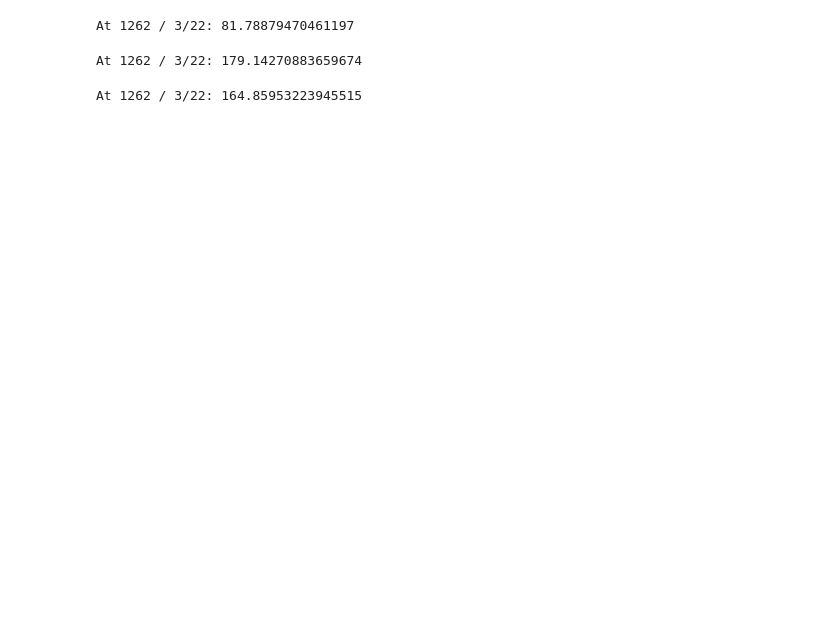
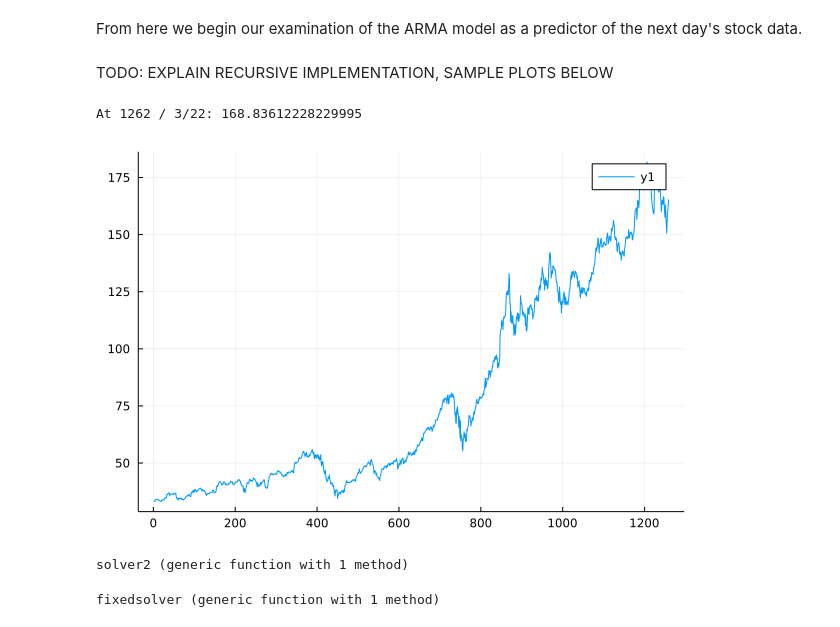
Before and after one commit to CharlieUlrich/Cot4501-Project, a Jupyter notebook: Stonks.ipynb, the cells around one changed output. Cells and saved outputs as stored; diff of their text form; code cells hidden in the pictures; blank space fills up the shorter version.

Commit message:
Add files via upload
This is with Devin Write up and Joe Graphs

```diff
--- a/Stonks.ipynb
+++ b/Stonks.ipynb
@@ -27,0 +3,10 @@ display(appl)
+# %%
+using CSV
+using DataFrames
+using Statistics
+using Plots
+amzn = DataFrame(CSV.File("data/Amazon.csv"))
+gold = DataFrame(CSV.File("data/Gold.csv"))
+oil = DataFrame(CSV.File("data/Oil.csv"))
+net = DataFrame(CSV.File("data/NFLX.csv"))
+aapl = DataFrame(CSV.File("data/aapl.csv"))
@@ -28,3 +33,7 @@ display(appl)
+# %% [markdown]
+From here we begin our examination of the ARMA model as a predictor of the next day's stock data.
+# %% [markdown]
+TODO: EXPLAIN RECURSIVE IMPLEMENTATION, SAMPLE PLOTS BELOW
 # %%
 ###Interpolate for day 31
 
@@ -34,18 +43,19 @@ display(appl)
 function solver1(info,back)
     prev = 0.0
     if(size(info)[1]!=1)
-        prev = solver(info[2:size(info)[1]],back+=1)
+        prev = solver1(info[2:size(info)[1]],back+=1)
     else
         return info[1]
     end
     return (exp(-back)*info[1,1])+(exp(-back)*info[1,1])+prev
 end
-println("At 1262 / 3/22: ", solver1(appl[1:1259,6],0)-35.355)
 # %% [output]
-At 1262 / 3/22: 81.78879470461197
+At 1262 / 3/22: 168.83612228229995
 # %%
 using Plots
-plot([1:1259],appl[:,6])
+plot([1:1259],aapl[:,6])
+# %% [output]
+[figure, added]
 # %%
 ###Interpolate for day 31
 
@@ -63,6 +73,5 @@ function solver2(info,back)
     end
     return (exp(-back)*info[size(info)[1],1])+(exp(-back)*(abs(prev-info[size(info)[1]-1,1])))+prev
 end
-println("At 1262 / 3/22: ", solver2(appl[1:1259,6],0))
 # %% [output]
-At 1262 / 3/22: 179.14270883659674
+solver2 (generic function with 1 method)
@@ -83,6 +86,5 @@ function fixedsolver(info,back)
     end
     return (exp(-back)*info[size(info)[1],1])+((1/back)*(errs[back]))+prev
 end
-println("At 1262 / 3/22: ", fixedsolver(appl[1:1258,6],0))
 # %% [output]
-At 1262 / 3/22: 164.85953223945515
+fixedsolver (generic function with 1 method)
```
Also changed, not shown: parts of 21 cells of this notebook.
